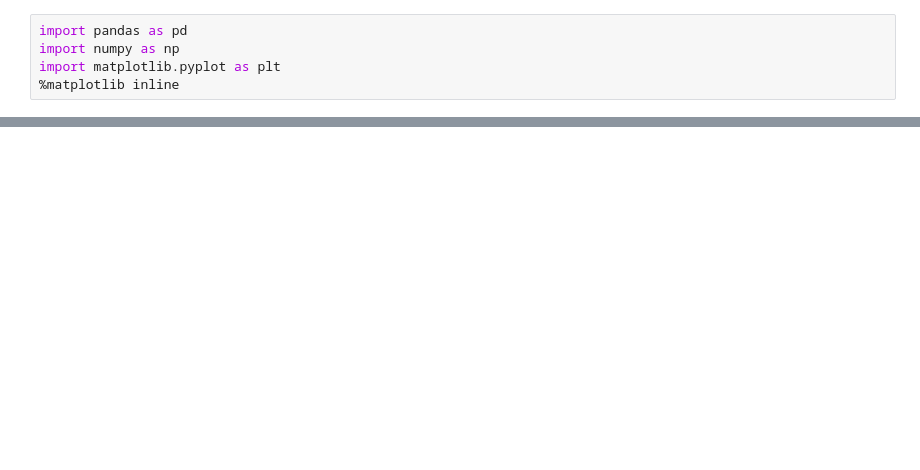
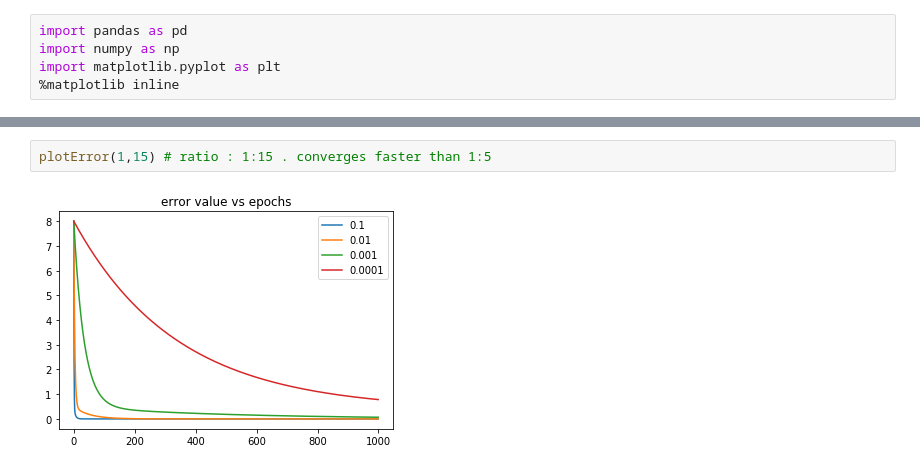
Before and after one commit to Sharath-Ramachandran/DeepLearningAssignments, a Jupyter notebook: Assignment3/Question2.ipynb, the cells around one changed output, grey strips where cells are left out. Cells and saved outputs as stored; diff of their text form; blank space fills up the shorter version.

```diff
--- a/Assignment3/Question2.ipynb
+++ b/Assignment3/Question2.ipynb
@@ -45,0 +64,4 @@ plotError(15,1)
+# %%
+plotError(1,15) # ratio : 1:15 . converges faster than 1:5
+# %% [output]
+[figure, added]
```
Also changed, not shown: parts of 11 cells of this notebook, 2 other files.
